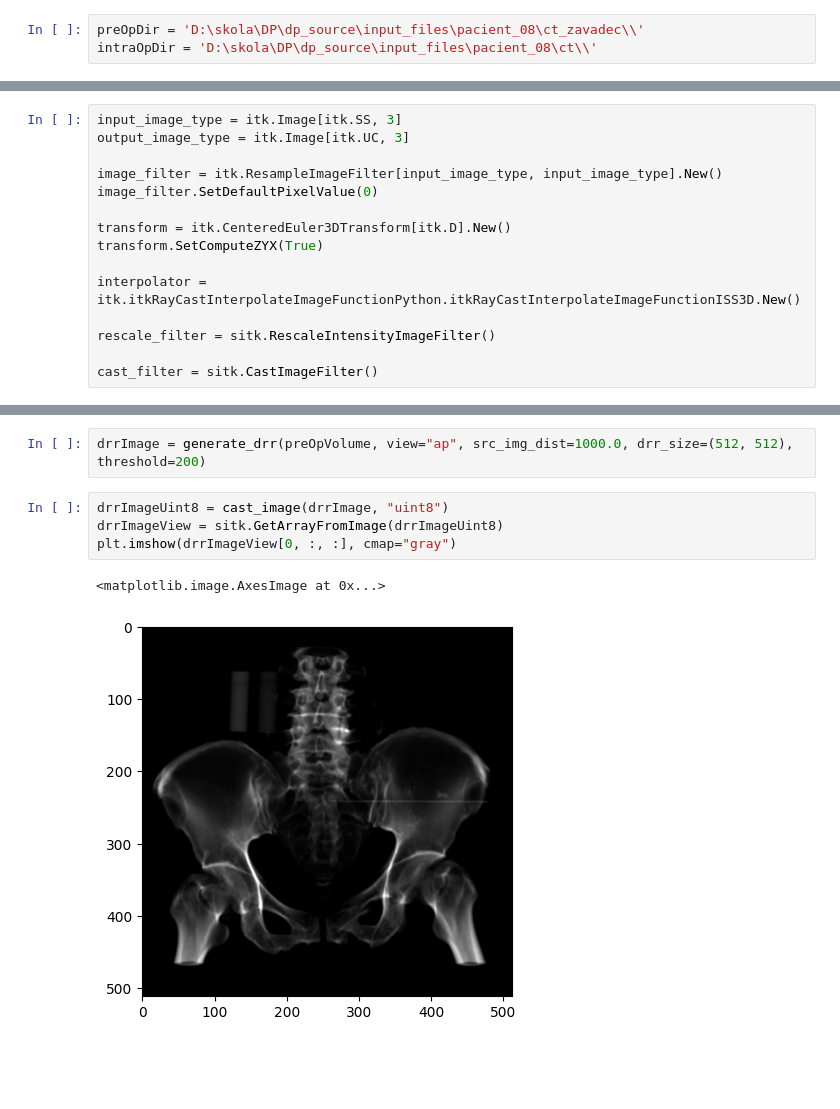
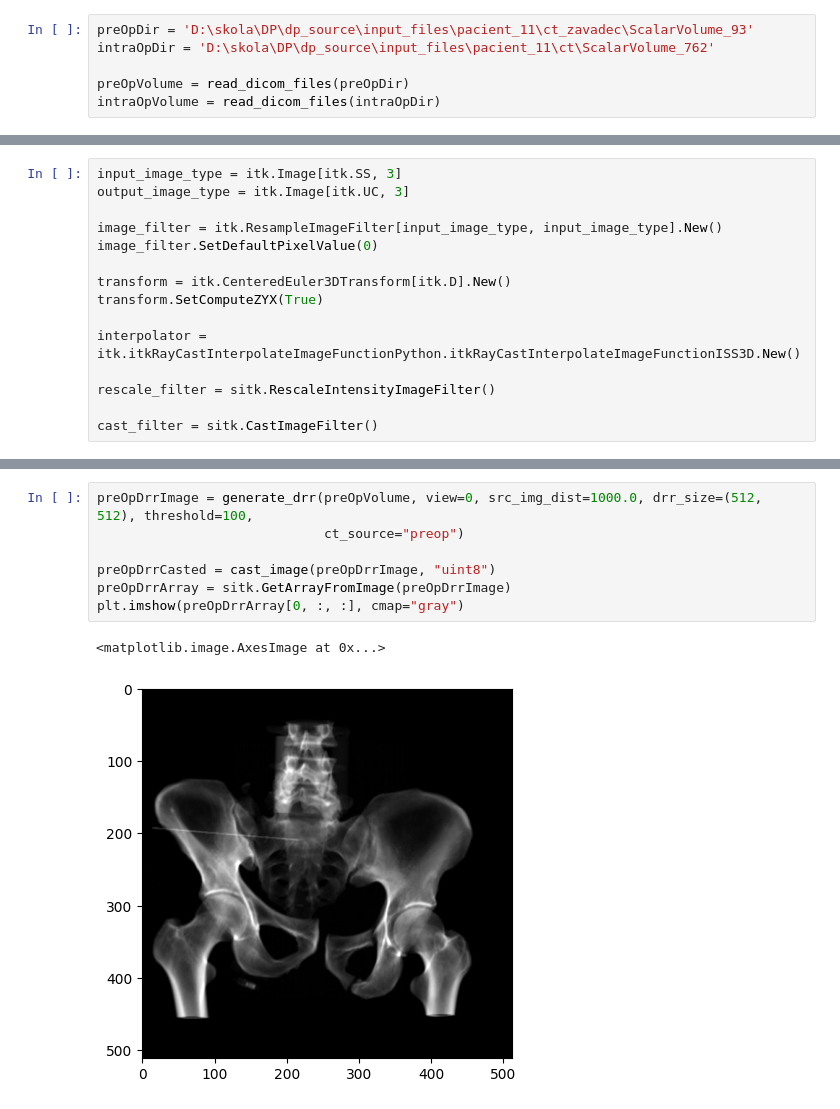
Before and after one commit to Vojtech-Benda/ca_isf, a Jupyter notebook: drrTest.ipynb, the cells around one changed output, grey strips where cells are left out. Cells and saved outputs as stored; diff of their text form; blank space fills up the shorter version.

```diff
--- a/drrTest.ipynb
+++ b/drrTest.ipynb
@@ -9,3 +8,6 @@ import math
 # %%
-preOpDir = 'D:\skola\DP\dp_source\input_files\pacient_08\ct_zavadec\\'
-intraOpDir = 'D:\skola\DP\dp_source\input_files\pacient_08\ct\\'
+preOpDir = 'D:\skola\DP\dp_source\input_files\pacient_11\ct_zavadec\ScalarVolume_93'
+intraOpDir = 'D:\skola\DP\dp_source\input_files\pacient_11\ct\ScalarVolume_762'
+
+preOpVolume = read_dicom_files(preOpDir)
+intraOpVolume = read_dicom_files(intraOpDir)
@@ -101,11 +122,12 @@ def generate_drr(ct_volume: sitk.Image,
 
     return convert_image_itk_to_sitk(image_filter.GetOutput())
 # %%
-drrImage = generate_drr(preOpVolume, view="ap", src_img_dist=1000.0, drr_size=(512, 512), threshold=200)
+preOpDrrImage = generate_drr(preOpVolume, view=0, src_img_dist=1000.0, drr_size=(512, 512), threshold=100,
+                             ct_source="preop")
+
+preOpDrrCasted = cast_image(preOpDrrImage, "uint8")
+preOpDrrArray = sitk.GetArrayFromImage(preOpDrrImage)
+plt.imshow(preOpDrrArray[0, :, :], cmap="gray")
+# %% [output]
+<matplotlib.image.AxesImage at 0x...>
+[figure, added]
-# %%
-drrImageUint8 = cast_image(drrImage, "uint8")
-drrImageView = sitk.GetArrayFromImage(drrImageUint8)
-plt.imshow(drrImageView[0, :, :], cmap="gray")
-# %% [output]
-<matplotlib.image.AxesImage at 0x...>
-[figure, removed]
```
Also changed, not shown: parts of 7 cells of this notebook, 3 other files.
